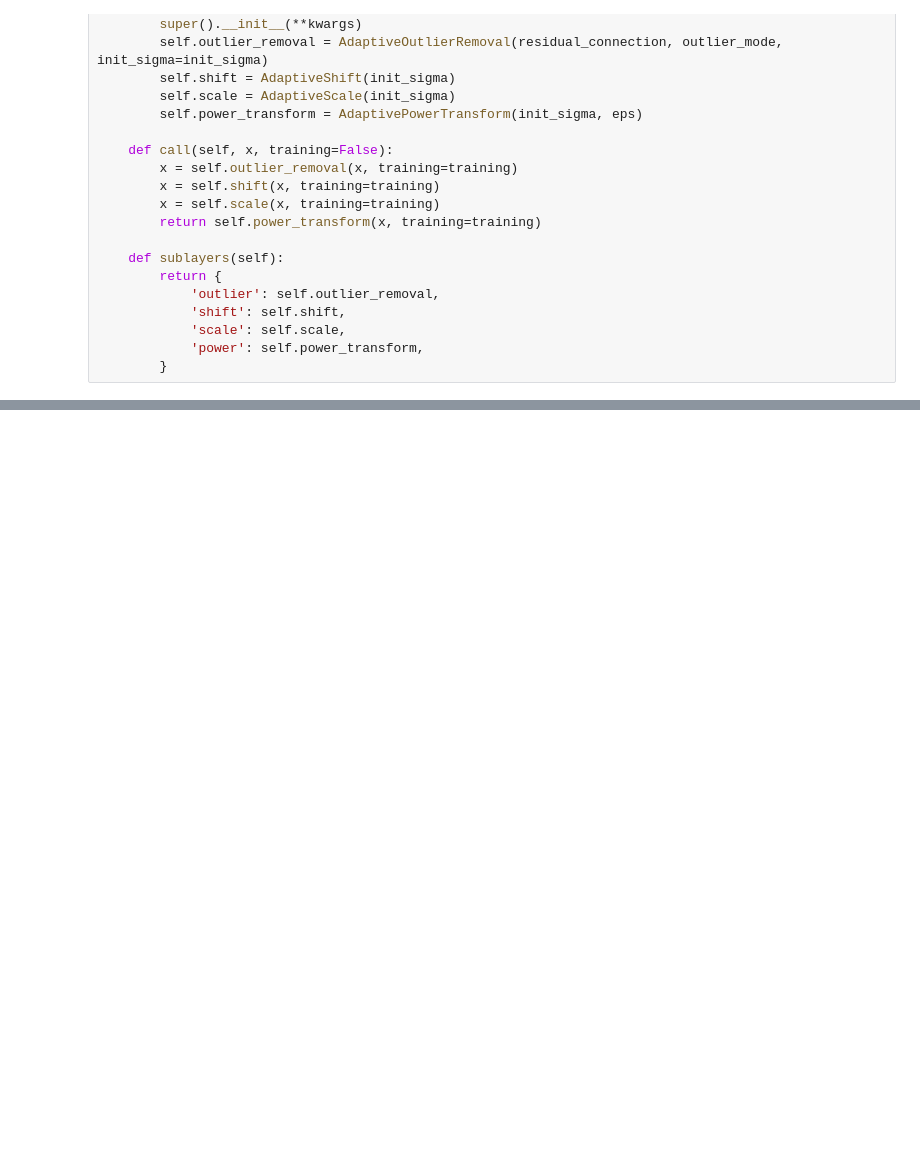
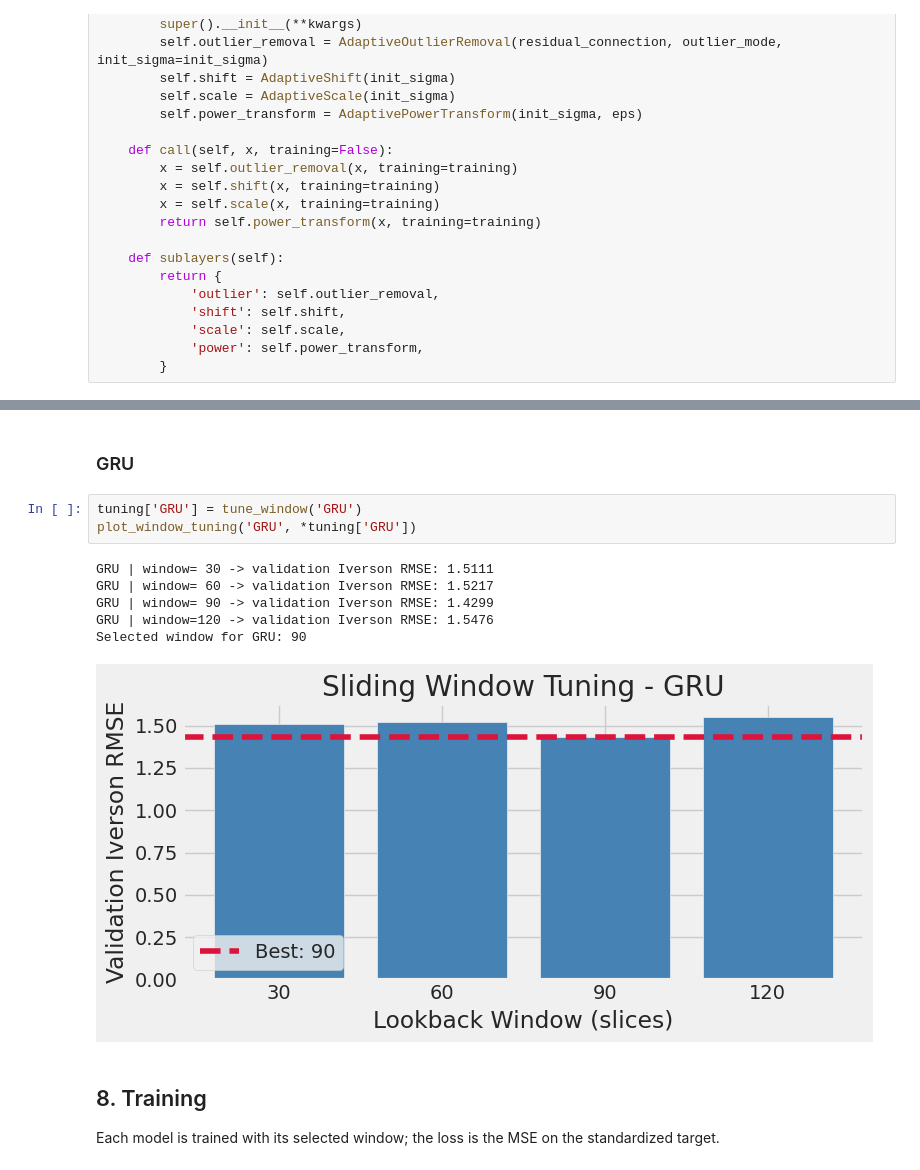
Before and after one commit to sfh525/ksak-timeseries-csa, a Jupyter notebook: lstm-edain.ipynb, the cells around one changed output, grey strips where cells are left out. Drawn from its saved outputs; the diff is of its cells as text; blank space fills up the shorter version.

```diff
--- a/lstm-edain.ipynb
+++ b/lstm-edain.ipynb
@@ -624,0 +417,15 @@ print('Iverson metrics summary table generated.')
+# %% [markdown]
+### GRU
+# %%
+tuning['GRU'] = tune_window('GRU')
+plot_window_tuning('GRU', *tuning['GRU'])
+# %% [output]
+GRU | window= 30 -> validation Iverson RMSE: 1.5111
+GRU | window= 60 -> validation Iverson RMSE: 1.5217
+GRU | window= 90 -> validation Iverson RMSE: 1.4299
+GRU | window=120 -> validation Iverson RMSE: 1.5476
+Selected window for GRU: 90
+[figure, added]
+# %% [markdown]
+## 8. Training
+Each model is trained with its selected window; the loss is the MSE on the standardized target.
```
Also changed, not shown: parts of 64 cells of this notebook.
